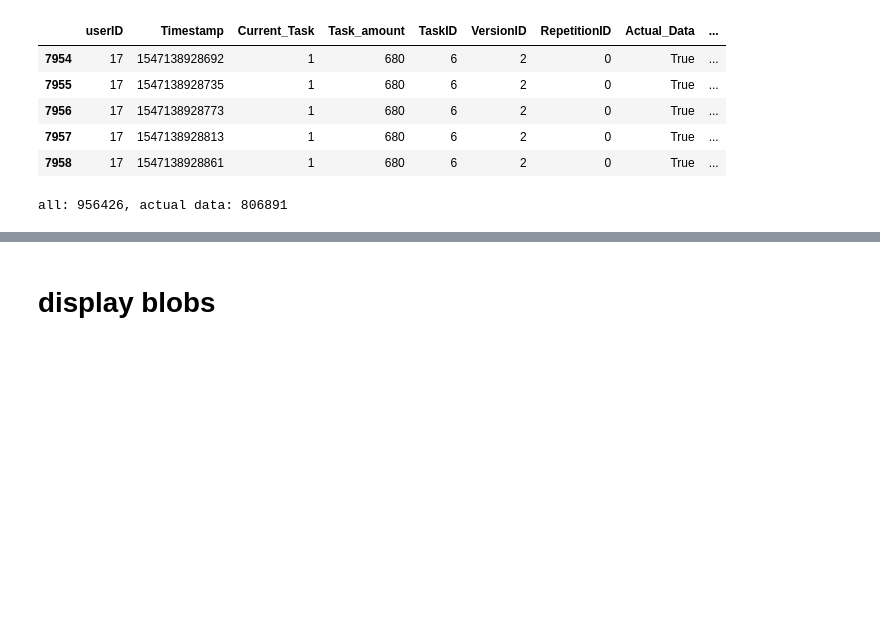
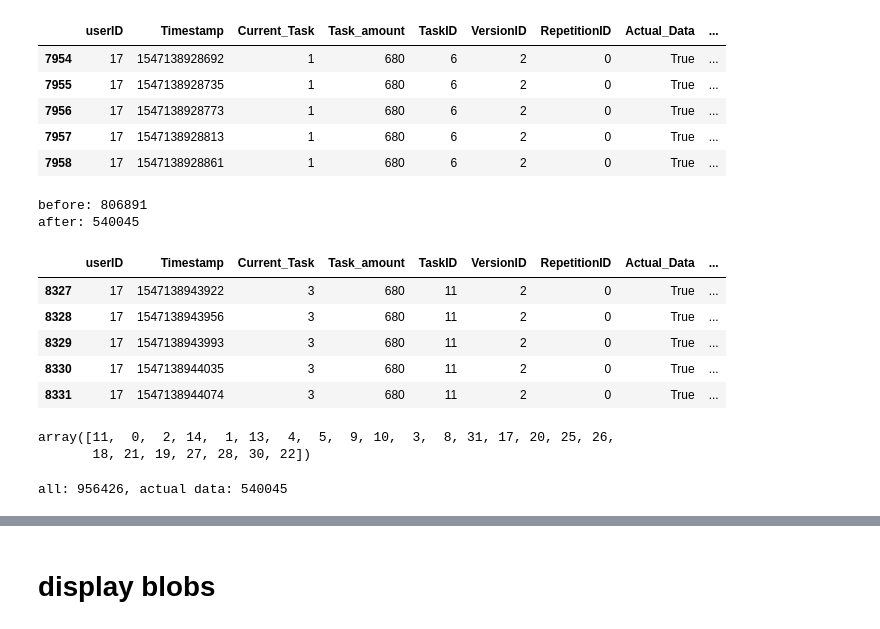
Before and after one commit to robsch94/FaPraKnuckleInput, a Jupyter notebook: Jupyter/Step_2_PreprocessData.ipynb, the cells around one changed output, grey strips where cells are left out. Drawn from its saved outputs; the diff is of its cells as text; code cells hidden in the pictures; blank space fills up the shorter version.

```diff
--- a/Jupyter/Step_2_PreprocessData.ipynb
+++ b/Jupyter/Step_2_PreprocessData.ipynb
@@ -53,10 +53,30 @@ df_actual.head()
 | 7956 | 17 | 1547138928773 | 1 | 680 | 6 | 2 | 0 | True | ... |
 | 7957 | 17 | 1547138928813 | 1 | 680 | 6 | 2 | 0 | True | ... |
 | 7958 | 17 | 1547138928861 | 1 | 680 | 6 | 2 | 0 | True | ... |
+# %%
+leave_out = [6, 7, 12, 15, 16, 23, 24, 29, 32, 33]
+print("before: %s" % len(df_actual))
+df_actual = df_actual[~df_actual.TaskID.isin(leave_out)]
+print("after: %s" % len(df_actual))
+df_actual.head()
+# %% [output]
+before: 806891
+after: 540045
+|  | userID | Timestamp | Current_Task | Task_amount | TaskID | VersionID | RepetitionID | Actual_Data | ... |
+| 8327 | 17 | 1547138943922 | 3 | 680 | 11 | 2 | 0 | True | ... |
+| 8328 | 17 | 1547138943956 | 3 | 680 | 11 | 2 | 0 | True | ... |
+| 8329 | 17 | 1547138943993 | 3 | 680 | 11 | 2 | 0 | True | ... |
+| 8330 | 17 | 1547138944035 | 3 | 680 | 11 | 2 | 0 | True | ... |
+| 8331 | 17 | 1547138944074 | 3 | 680 | 11 | 2 | 0 | True | ... |
+# %%
+df_actual.TaskID.unique()
+# %% [output]
+array([11,  0,  2, 14,  1, 13,  4,  5,  9, 10,  3,  8, 31, 17, 20, 25, 26,
+       18, 21, 19, 27, 28, 30, 22])
 # %%
 print("all: %s, actual data: %s" % (len(dfAll), len(df_actual)))
 # %% [output]
-all: 956426, actual data: 806891
+all: 956426, actual data: 540045
 # %%
 %%time
 df_filtered = df_actual.copy(deep=True)
```
Also changed, not shown: parts of 12 cells of this notebook, 5 other files.
